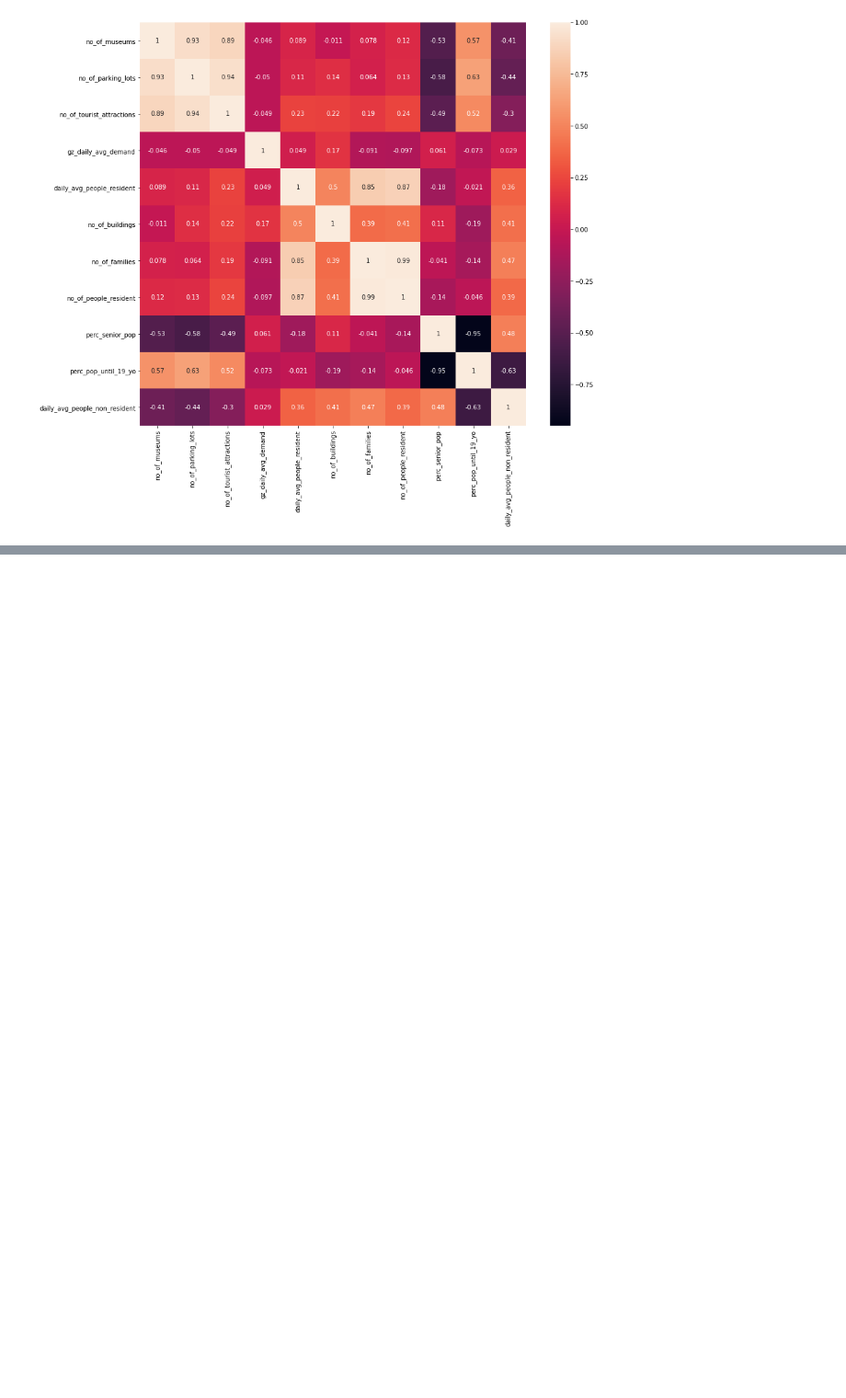
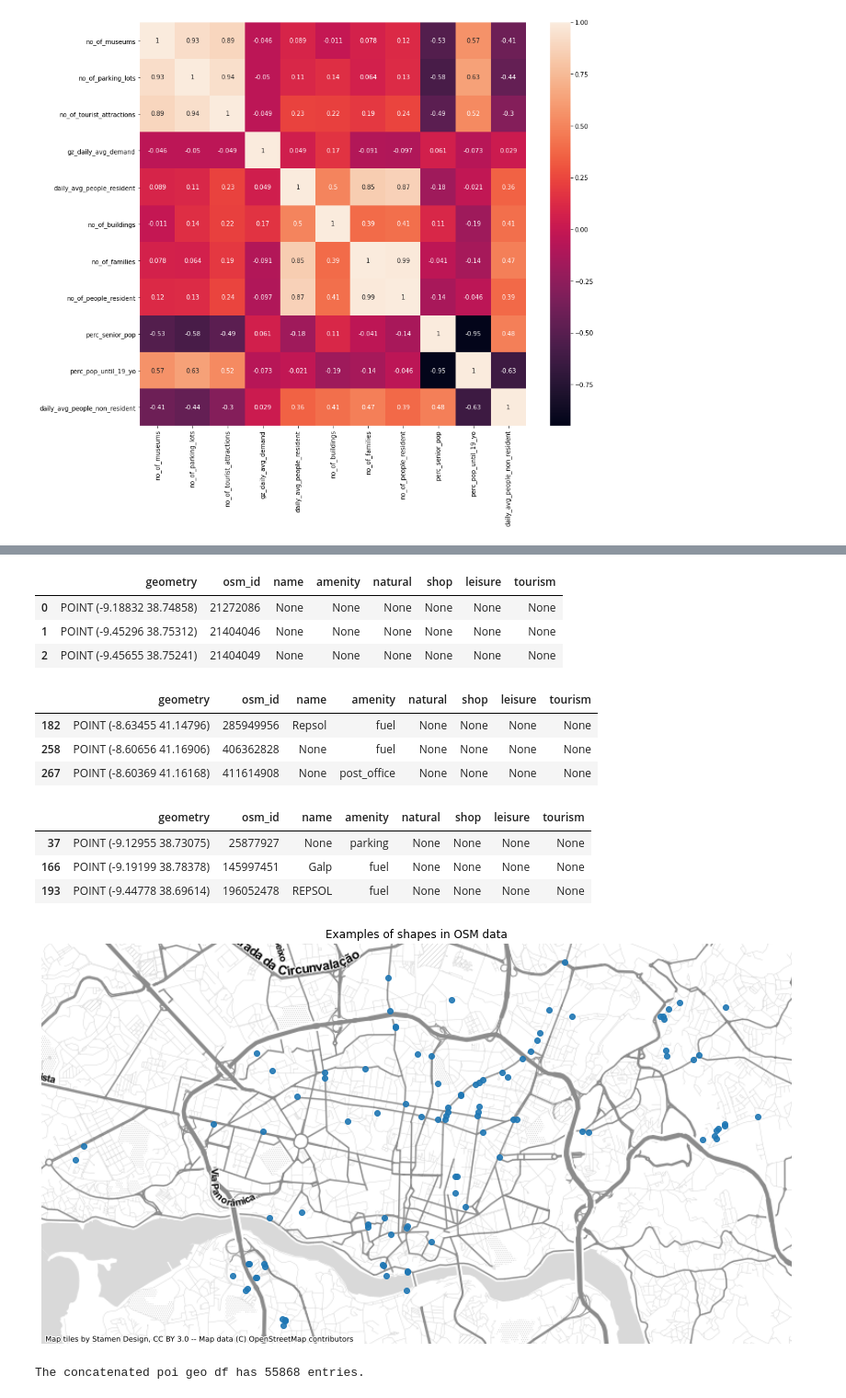
Before and after one commit to McNickSisto/world_data_league, a Jupyter notebook: stage_4/sisto_cleaning_week1.ipynb, the cells around one changed output, grey strips where cells are left out. Shown at 92% size. Cells and saved outputs as stored; diff of their text form; code cells hidden in the pictures; blank space fills up the shorter version.

```diff
--- a/stage_4/sisto_cleaning_week1.ipynb
+++ b/stage_4/sisto_cleaning_week1.ipynb
@@ -327,0 +568,52 @@ plt.show()
+# %%
+# reducing features
+poi_porto = gdf_porto_poly[['geometry', 'osm_id','name','amenity','natural', 'shop', 'leisure', 'tourism']]
+poi_lisbon = gdf_lis_poly[['geometry', 'osm_id','name','amenity','natural', 'shop', 'leisure', 'tourism']]
+# %%
+poi_porto.head(3)
+# %% [output]
+|  | geometry | osm_id | name | amenity | natural | shop | leisure | tourism |
+| 0 | POINT (-9.18832 38.74858) | 21272086 | None | None | None | None | None | None |
+| 1 | POINT (-9.45296 38.75312) | 21404046 | None | None | None | None | None | None |
+| 2 | POINT (-9.45655 38.75241) | 21404049 | None | None | None | None | None | None |
+# %%
+# removing all nan vals
+def remove_rows(df):
+    df_mod = df
+    df_mod = df.dropna(how='all', subset=['amenity', 'natural', 'shop', 'leisure', 'tourism'])
+#     df_mod = df_mod[~df_mod.is_empty] # check if neccessary
+    return df_mod
+# %%
+poi_lisbon_clean = remove_rows(poi_lisbon)
+poi_lisbon_clean.head(3)
+# %% [output]
+|  | geometry | osm_id | name | amenity | natural | shop | leisure | tourism |
+| 182 | POINT (-8.63455 41.14796) | 285949956 | Repsol | fuel | None | None | None | None |
+| 258 | POINT (-8.60656 41.16906) | 406362828 | None | fuel | None | None | None | None |
+| 267 | POINT (-8.60369 41.16168) | 411614908 | None | post_office | None | None | None | None |
+# %%
+poi_porto_clean = remove_rows(poi_porto)
+poi_porto_clean.head(3)
+# %% [output]
+|  | geometry | osm_id | name | amenity | natural | shop | leisure | tourism |
+| 37 | POINT (-9.12955 38.73075) | 25877927 | None | parking | None | None | None | None |
+| 166 | POINT (-9.19199 38.78378) | 145997451 | Galp | fuel | None | None | None | None |
+| 193 | POINT (-9.44778 38.69614) | 196052478 | REPSOL | fuel | None | None | None | None |
+# %%
+# concatenating both dfs
+poi_concat = poi_lisbon_clean.append(poi_porto_clean) # clean??
+
+# mapping some samples
+poi_concat_copy = poi_concat.copy().head(100)
+
+# to have background map need to change proj
+poi_concat_copy = poi_concat_copy.set_crs(epsg=4326).to_crs(epsg=3857)
+ax = poi_concat_copy.plot(alpha=.9, figsize=(15,8))
+ctx.add_basemap(ax, source=ctx.providers.Stamen.TonerLite, zoom=13)
+ax.set_axis_off()
+plt.title('Examples of shapes in OSM data')
+plt.show()
+print(f'The concatenated poi geo df has {poi_concat.shape[0]} entries.')
+# %% [output]
+[figure, added]
+The concatenated poi geo df has 55868 entries.
```
Also changed, not shown: parts of 55 cells of this notebook, 1 other file.
